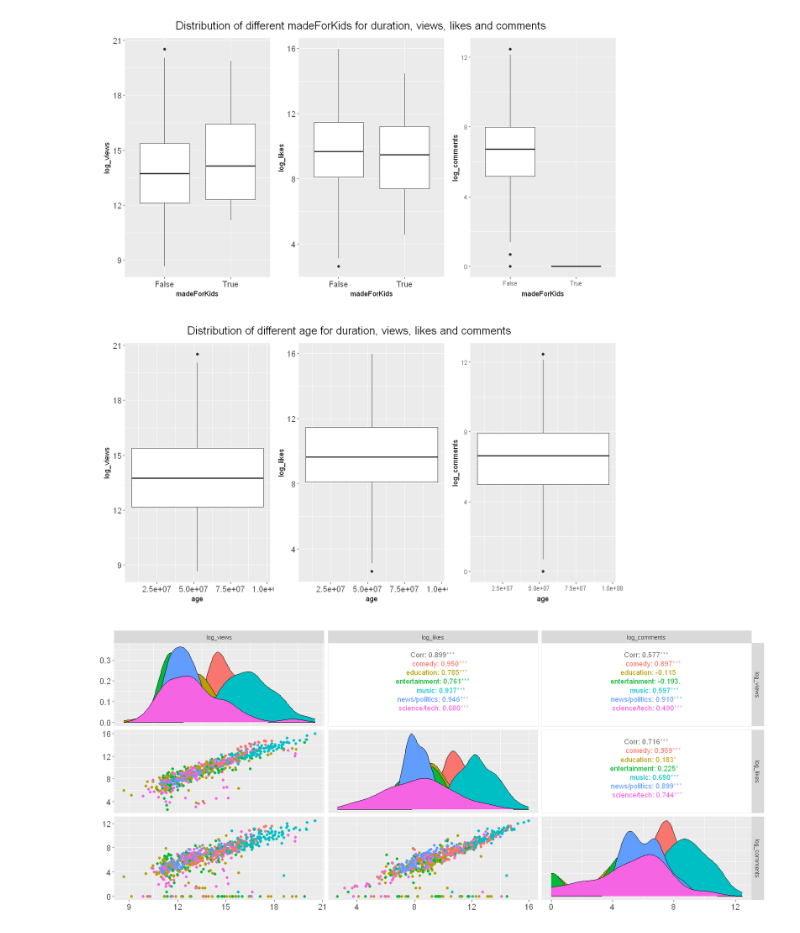
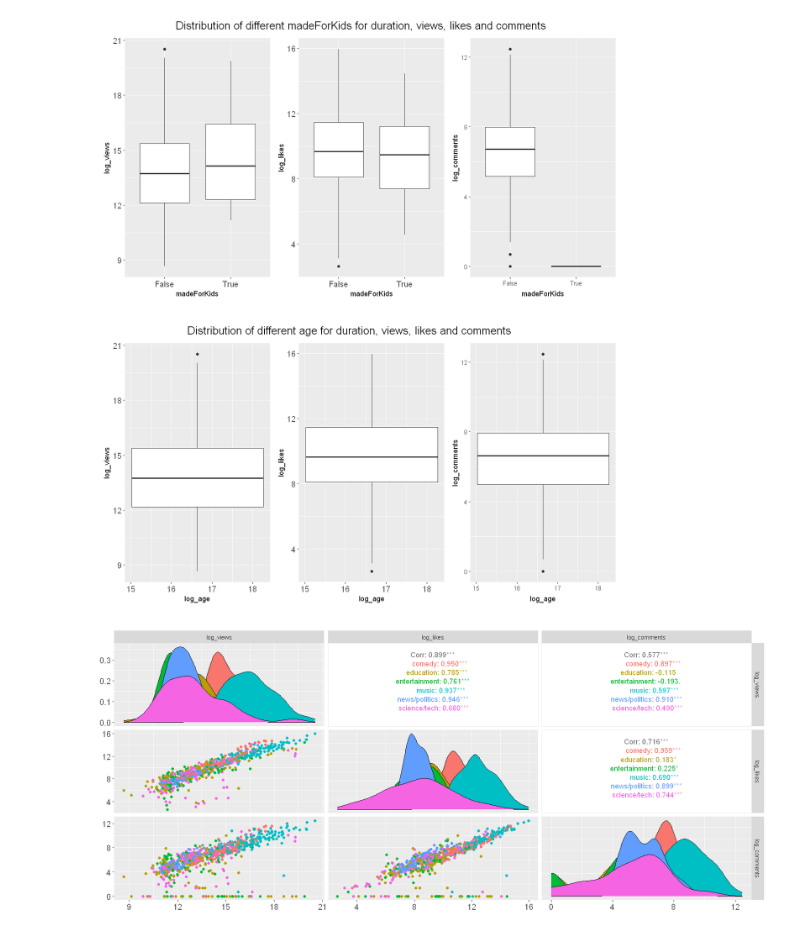
Before and after one commit to chittaranjan19/youtube-video-analytics, a Jupyter notebook: analysis/EDA_New.ipynb, the cells around one changed output. Saved outputs shown, nothing was run; the diff lists cells and outputs as text; code cells hidden in the pictures.

Commit message:
Add files via upload
Update log_age in boxplots

```diff
--- a/analysis/EDA_New.ipynb
+++ b/analysis/EDA_New.ipynb
@@ -65,6 +65,7 @@ dat$madeForKids=as.factor(dat$madeForKids)
 dat$views=as.numeric(dat$views)
 dat$likes=as.numeric(dat$likes)
 dat$comments=as.numeric(dat$comments)
+dat$log_age=log(dat$age)
 summary(dat)
 # %% [output]
        X           videoId           publishedAt                 category
@@ -252,29 +253,29 @@ patchwork + plot_annotation(
 # %%
 # boxduration <- ggplot(data = dat) +
 #     geom_boxplot(mapping = aes(x = age, y = duration)) +
 #     labs(x = 'age', y = 'duration') +
 #     theme(axis.text.x = element_text(size=12), axis.text.y = element_text(size=12))
 
 boxviews <- ggplot(data = dat) +
-    geom_boxplot(mapping = aes(x = age, y = log_views)) +
-    labs(x = 'age', y = 'log_views') +
+    geom_boxplot(mapping = aes(x = log_age, y = log_views)) +
+    labs(x = 'log_age', y = 'log_views') +
     theme(axis.text.x = element_text(size=12), axis.text.y = element_text(size=12))
 
 boxlikes <- ggplot(data = dat) +
-    geom_boxplot(mapping = aes(x = age, y = log_likes)) +
-    labs(x = 'age', y = 'log_likes') +
+    geom_boxplot(mapping = aes(x = log_age, y = log_likes)) +
+    labs(x = 'log_age', y = 'log_likes') +
     theme(axis.text.x = element_text(size=12), axis.text.y = element_text(size=12))
 
 boxcomments <- ggplot(data = dat) +
-    geom_boxplot(mapping = aes(x = age, y = log_comments)) +
-    labs(x = 'age', y = 'log_comments')
+    geom_boxplot(mapping = aes(x = log_age, y = log_comments)) +
+    labs(x = 'log_age', y = 'log_comments')
 
 options(repr.plot.width=14, repr.plot.height=6)
 patchwork <- boxviews + boxlikes + boxcomments +
   plot_layout(ncol = 4)
 patchwork + plot_annotation(
   title = 'Distribution of different age for duration, views, likes and comments',
   theme = theme(plot.title = element_text(size = 16, hjust = 0.25))
 )
 # %% [output]
-[figure, old version]
+[figure, new version]
```
Also changed, not shown: parts of 3 cells of this notebook.
